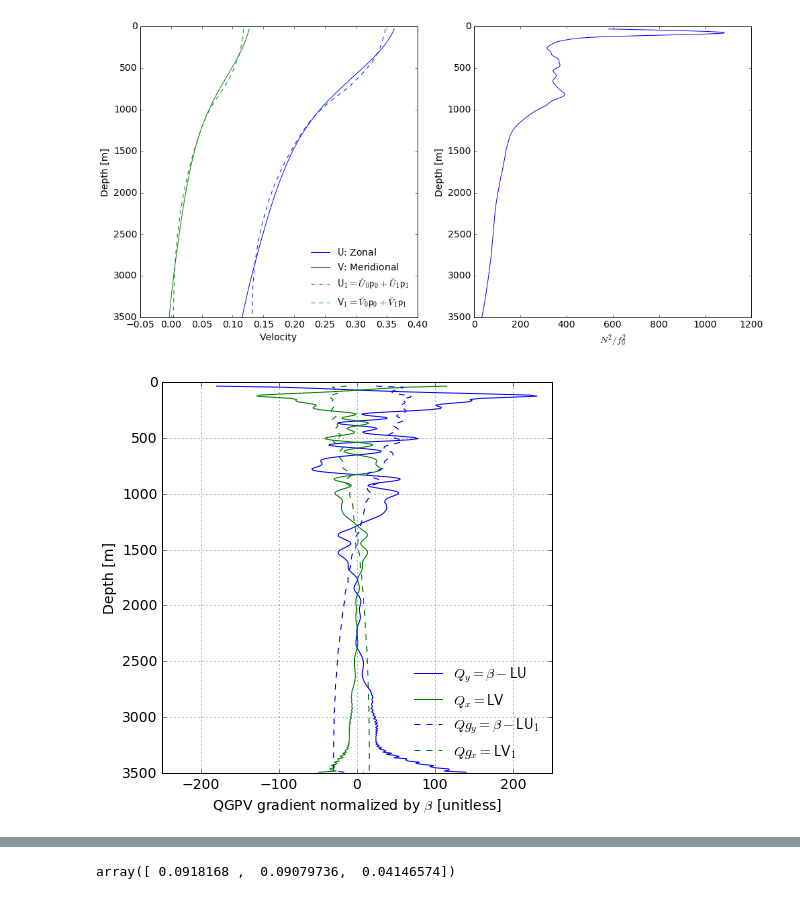
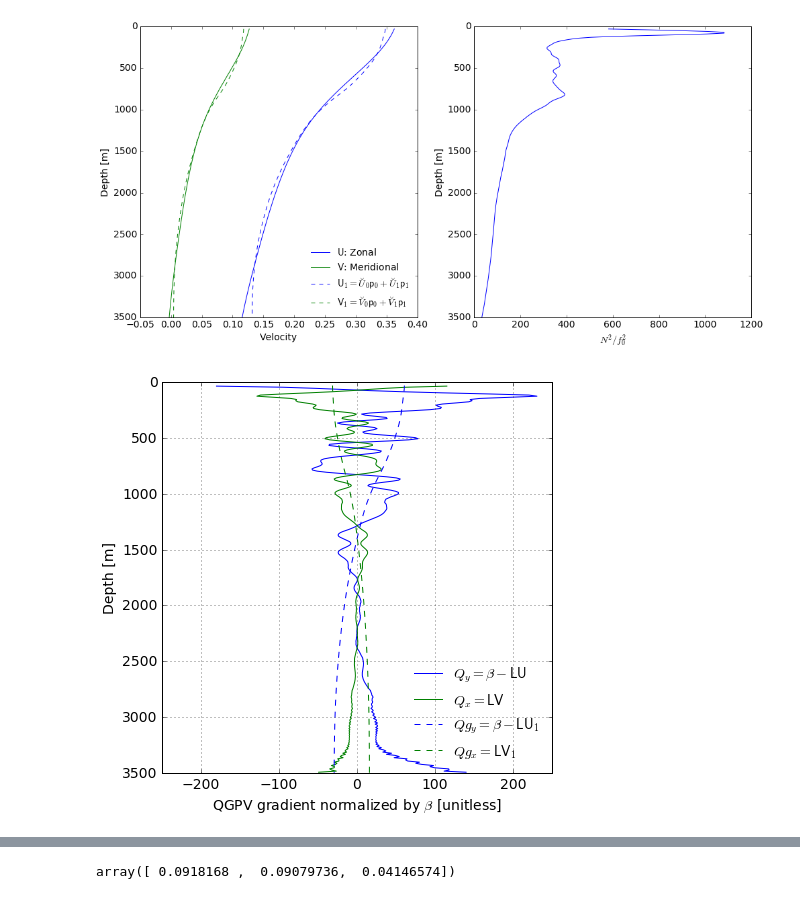
Before and after one commit to cesar-rocha/dp_spectra, a Jupyter notebook: stability/cDrakePVGradient.ipynb, the cells around one changed output, grey strips where cells are left out. Cells and saved outputs as stored; diff of their text form; code cells hidden in the pictures.

```diff
--- a/stability/cDrakePVGradient.ipynb
+++ b/stability/cDrakePVGradient.ipynb
@@ -35,7 +35,7 @@ z  = data['z'][i1::dec]
 zp = (z[1:]+z[:-1])/2.
 
 
-v, w = pmodes(N2,z,lat,nm=10)
+v, w = pmodes(N2,z,lat,nm=100)
 # %%
 fig = plt.figure(figsize=(14,7))
 
@@ -101,3 +101,8 @@ def calc_QyQx(N2,z,U,V,lat):
     return Qx, Qy
 # %%
 Qx,Qy = calc_QyQx(N2,-z,U,V,lat=lat)
+# %%
+def calc_QyQx_modal(w,Un,Vn,v,N,beta):
+    LUg = -(np.einsum("i,ji->j",(w[:N+1]*Un),v[...,:N+1]))
+    LVg = -(np.einsum("i,ji->j",(w[:N+1]*Vn),v[...,:N+1]))
+    return LVg, (beta-LUg)
@@ -104,8 +114,11 @@ Qx,Qy = calc_QyQx(N2,-z,U,V,lat=lat)
 # %%
 N = 1
-Ug, errorUg = project(v[...,:N+1],U)
-Vg, errorVg = project(v[...,:N+1],V)
-Qgx,Qgy = calc_QyQx(N2,-z,Ug.squeeze(),Vg.squeeze(),lat=lat)
+Un1,Ug, errorUg = project(v[...,:N+1],U)
+Vn1,Vg, errorVg = project(v[...,:N+1],V)
+_,Qggx,_ = project(v2,Qx)
+_,Qggy,_ = project(v2,Qy)
+# %%
+Qgx, Qgy = calc_QyQx_modal(w,Un1,Vn1,v,N,beta)
 # %%
 fig = plt.figure(figsize=(14,7))
 
@@ -133,18 +146,23 @@ plt.tight_layout()
 # %%
 fig = plt.figure(figsize=(7,7))
 
 ax1 = fig.add_subplot(111)
 
 ax1.plot(Qy/beta,zp,'b',label=r'$Q_y = \beta - \mathsf{L}\mathsf{U}$')
 ax1.plot(Qx/beta,zp,'g',label=r'$Q_x = \mathsf{L} \mathsf{V}$')
-ax1.plot(Qgy/beta,zp,'b--',label=r'$Qg_y = \beta - \mathsf{L}\mathsf{U_1}$')
-ax1.plot(Qgx/beta,zp,'g--',label=r'$Qg_x = \mathsf{L}\mathsf{V_1}$')
+ax1.plot(Qgy.squeeze()/beta,z,'b--',label=r'$Qg_y = \beta - \mathsf{L}\mathsf{U_1}$')
+ax1.plot(Qgx.squeeze()/beta,z,'g--',label=r'$Qg_x = \mathsf{L}\mathsf{V_1}$')
+#ax1.plot(Qggy/beta,z,'b-+',label=r'$Qg_y = \beta - \mathsf{L}\mathsf{U_1}$')
+#ax1.plot(Qggx/beta,z,'g-+',label=r'$Qg_y = \beta - \mathsf{L}\mathsf{U_1}$')
+
+
+
 ax1.set_ylim(3500,0)
 ax1.set_xlim(-250,250)
 ax1.set_xlabel(r'QGPV gradient normalized by $\beta$ [unitless]')
 ax1.set_ylabel('Depth [m]')
 ax1.legend(loc=4)
 plt.grid()
 # %% [output]
-[figure, old version]
+[figure, new version]
 # %%
```
Also changed, not shown: parts of 8 cells of this notebook.
